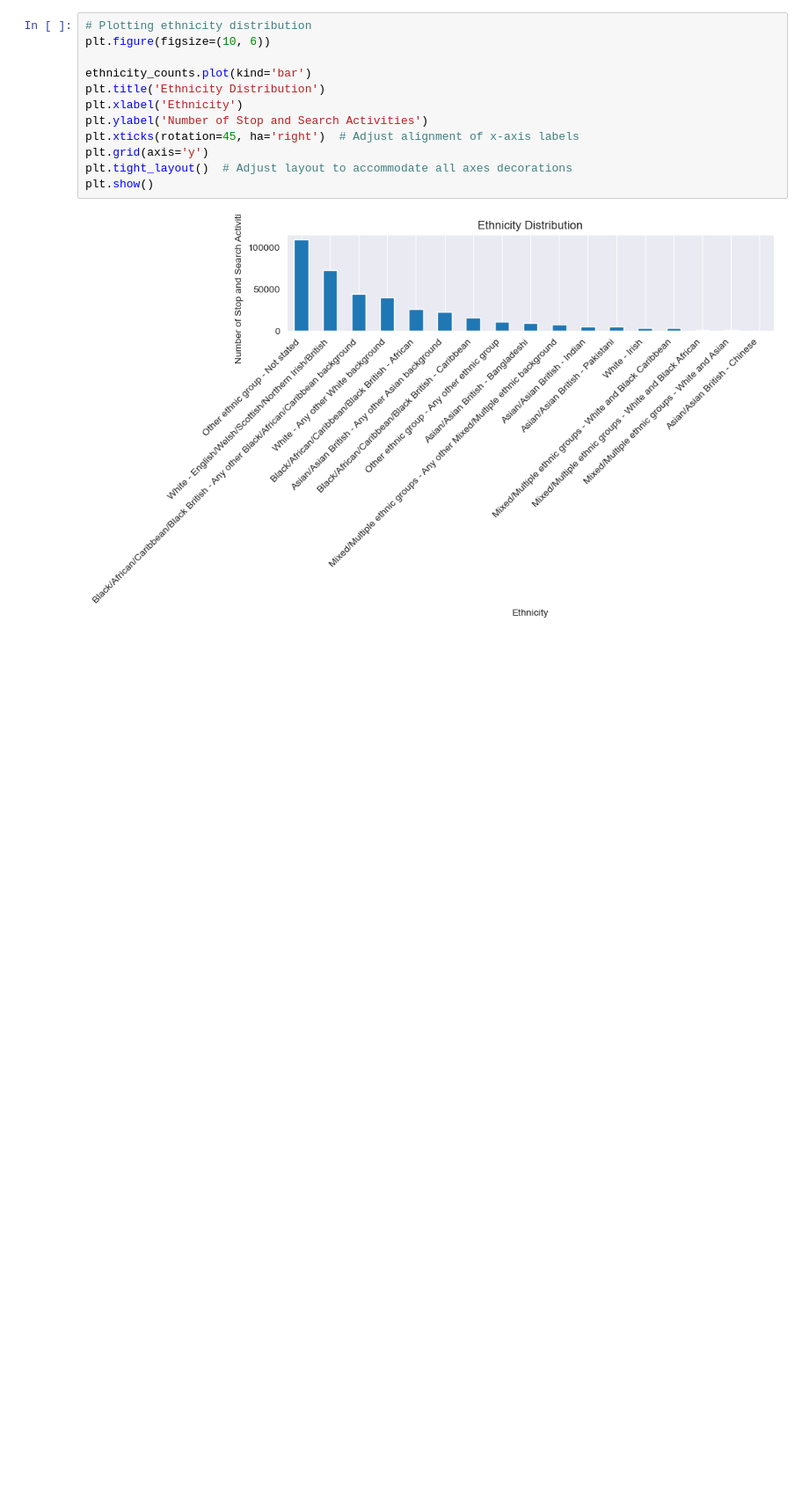
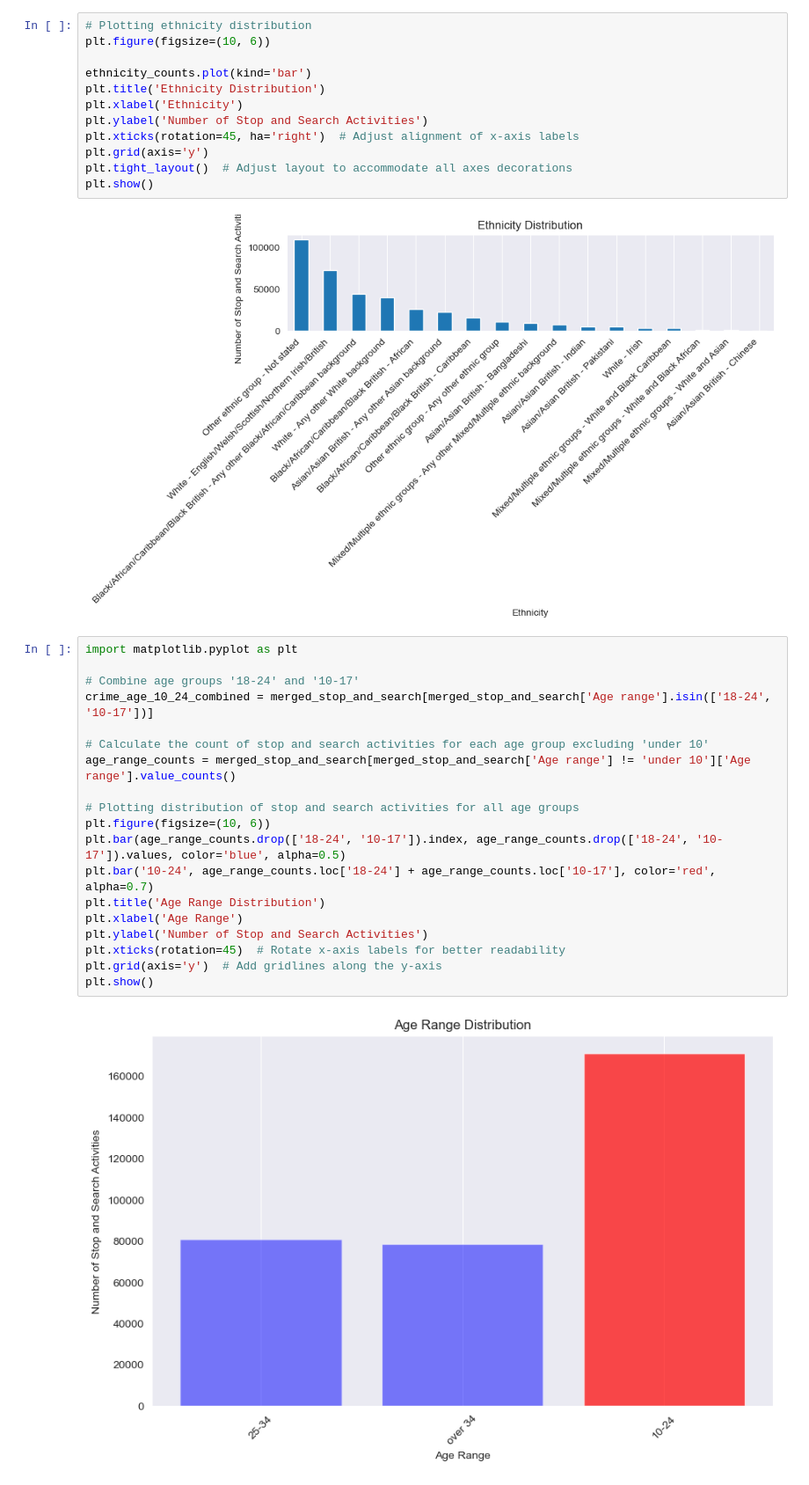
Before and after one commit to gvescina/LondonPoliceTrustAnalysis, a Jupyter notebook: eda/Metropolitan_EDA.ipynb, the cells around one changed output. Shown at 88% size. Cells and saved outputs as stored; diff of their text form; blank space fills up the shorter version.

```diff
--- a/eda/Metropolitan_EDA.ipynb
+++ b/eda/Metropolitan_EDA.ipynb
@@ -267,3 +249,24 @@ plt.tight_layout()  # Adjust layout to accommodate all axes decorations
 plt.show()
 # %% [output]
 [figure]
+# %%
+import matplotlib.pyplot as plt
+
+# Combine age groups '18-24' and '10-17'
+crime_age_10_24_combined = merged_stop_and_search[merged_stop_and_search['Age range'].isin(['18-24', '10-17'])]
+
+# Calculate the count of stop and search activities for each age group excluding 'under 10'
+age_range_counts = merged_stop_and_search[merged_stop_and_search['Age range'] != 'under 10']['Age range'].value_counts()
+
+# Plotting distribution of stop and search activities for all age groups
+plt.figure(figsize=(10, 6))
+plt.bar(age_range_counts.drop(['18-24', '10-17']).index, age_range_counts.drop(['18-24', '10-17']).values, color='blue', alpha=0.5)
+plt.bar('10-24', age_range_counts.loc['18-24'] + age_range_counts.loc['10-17'], color='red', alpha=0.7)
+plt.title('Age Range Distribution')
+plt.xlabel('Age Range')
+plt.ylabel('Number of Stop and Search Activities')
+plt.xticks(rotation=45)  # Rotate x-axis labels for better readability
+plt.grid(axis='y')  # Add gridlines along the y-axis
+plt.show()
+# %% [output]
+[figure, added]
```
Also changed, not shown: parts of 6 cells of this notebook.
